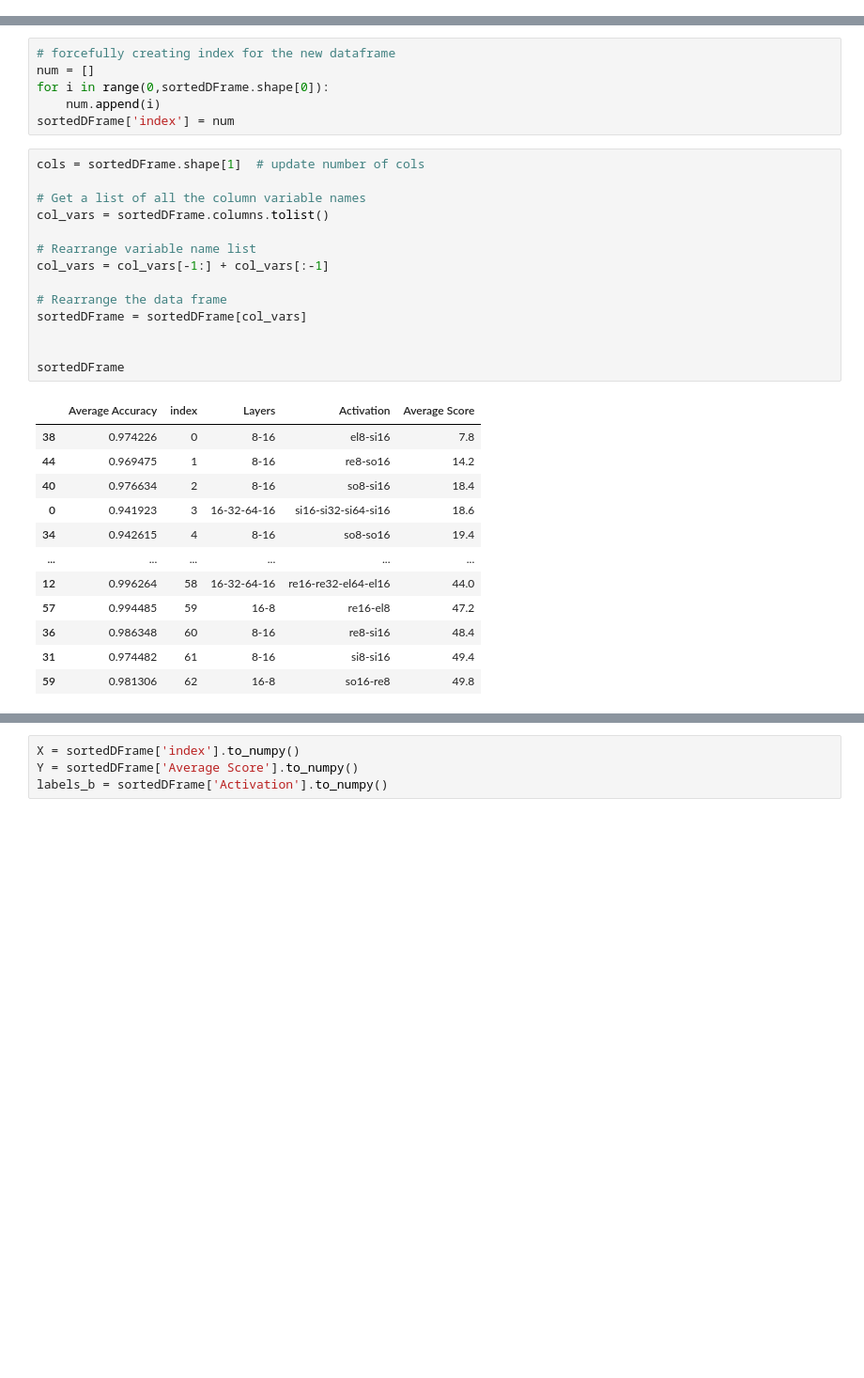
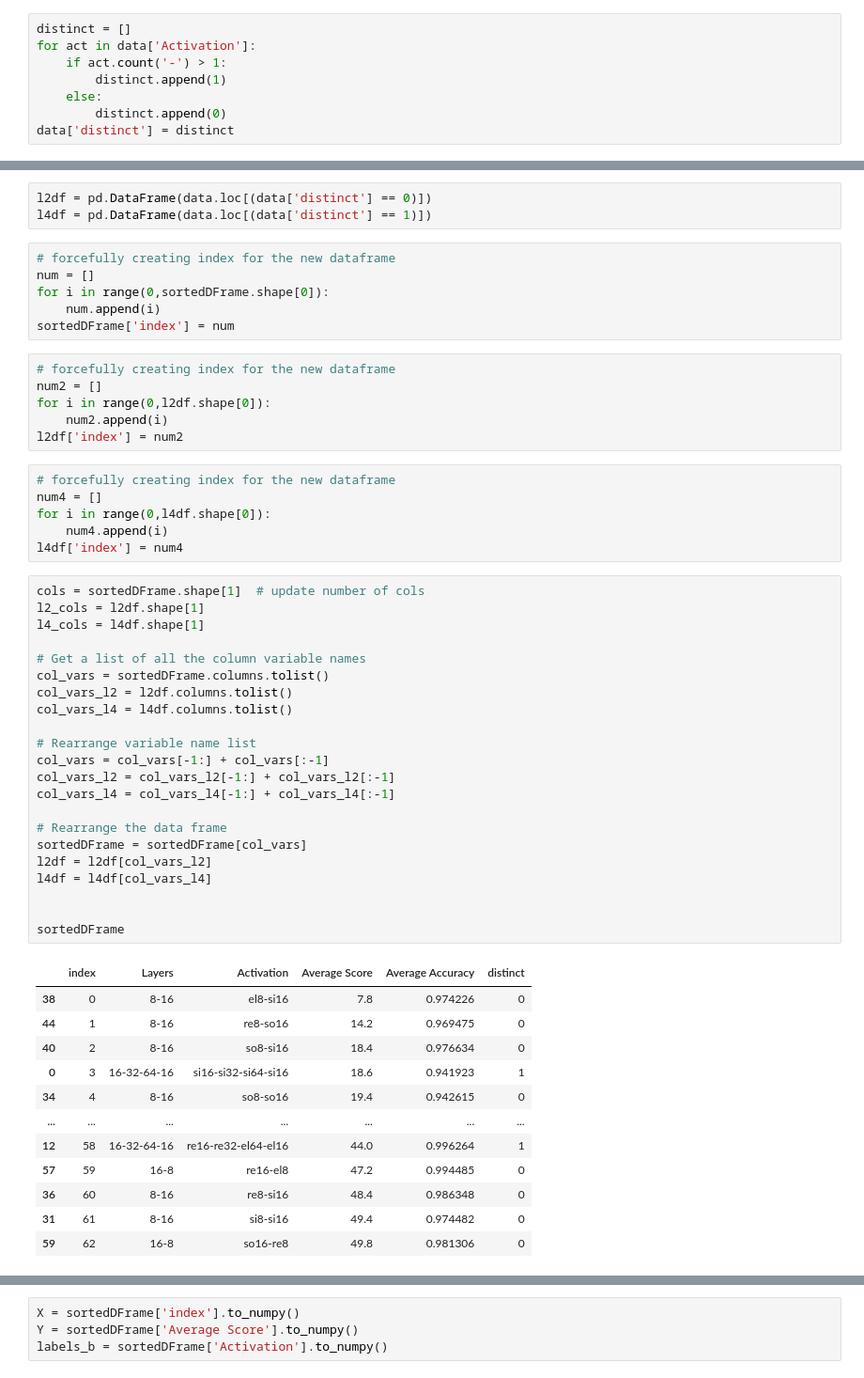
Before and after one commit to hoangphuc05/snake-ai, a Jupyter notebook: display_graph.ipynb, the cells around one changed output, grey strips where cells are left out. Shown at 94% size. Saved outputs shown, nothing was run; the diff lists cells and outputs as text; blank space fills up the shorter version.

```diff
--- a/display_graph.ipynb
+++ b/display_graph.ipynb
@@ -26,3 +26,11 @@ data
 | 61 | 16-8 | so16-el8 | 32.8 | 0.982126 |
 | 62 | 16-8 | el16-so8 | 32.8 | 0.987955 |
 63 rows × 4 columns
+# %%
+distinct = []
+for act in data['Activation']:
+    if act.count('-') > 1:
+        distinct.append(1)
+    else:
+        distinct.append(0)
+data['distinct'] = distinct
@@ -29,35 +63,58 @@ data
 # %%
 sortedDFrame = pd.DataFrame(data.sort_values(by='Average Score'))
+# %%
+l2df = pd.DataFrame(data.loc[(data['distinct'] == 0)])
+l4df = pd.DataFrame(data.loc[(data['distinct'] == 1)])
 # %%
 # forcefully creating index for the new dataframe
 num = []
 for i in range(0,sortedDFrame.shape[0]):
     num.append(i)
 sortedDFrame['index'] = num
+# %%
+# forcefully creating index for the new dataframe
+num2 = []
+for i in range(0,l2df.shape[0]):
+    num2.append(i)
+l2df['index'] = num2
+# %%
+# forcefully creating index for the new dataframe
+num4 = []
+for i in range(0,l4df.shape[0]):
+    num4.append(i)
+l4df['index'] = num4
 # %%
 cols = sortedDFrame.shape[1]  # update number of cols
+l2_cols = l2df.shape[1]
+l4_cols = l4df.shape[1]
 
 # Get a list of all the column variable names
 col_vars = sortedDFrame.columns.tolist()
+col_vars_l2 = l2df.columns.tolist()
+col_vars_l4 = l4df.columns.tolist()
 
 # Rearrange variable name list
 col_vars = col_vars[-1:] + col_vars[:-1]
+col_vars_l2 = col_vars_l2[-1:] + col_vars_l2[:-1]
+col_vars_l4 = col_vars_l4[-1:] + col_vars_l4[:-1]
 
 # Rearrange the data frame
 sortedDFrame = sortedDFrame[col_vars]
+l2df = l2df[col_vars_l2]
+l4df = l4df[col_vars_l4]
 
 
 sortedDFrame
 # %% [output]
-|  | Average Accuracy | index | Layers | Activation | Average Score |
-| 38 | 0.974226 | 0 | 8-16 | el8-si16 | 7.8 |
-| 44 | 0.969475 | 1 | 8-16 | re8-so16 | 14.2 |
-| 40 | 0.976634 | 2 | 8-16 | so8-si16 | 18.4 |
-| 0 | 0.941923 | 3 | 16-32-64-16 | si16-si32-si64-si16 | 18.6 |
-| 34 | 0.942615 | 4 | 8-16 | so8-so16 | 19.4 |
-| ... | ... | ... | ... | ... | ... |
-| 12 | 0.996264 | 58 | 16-32-64-16 | re16-re32-el64-el16 | 44.0 |
-| 57 | 0.994485 | 59 | 16-8 | re16-el8 | 47.2 |
-| 36 | 0.986348 | 60 | 8-16 | re8-si16 | 48.4 |
-| 31 | 0.974482 | 61 | 8-16 | si8-si16 | 49.4 |
-| 59 | 0.981306 | 62 | 16-8 | so16-re8 | 49.8 |
+|  | index | Layers | Activation | Average Score | Average Accuracy | distinct |
+| 38 | 0 | 8-16 | el8-si16 | 7.8 | 0.974226 | 0 |
+| 44 | 1 | 8-16 | re8-so16 | 14.2 | 0.969475 | 0 |
+| 40 | 2 | 8-16 | so8-si16 | 18.4 | 0.976634 | 0 |
+| 0 | 3 | 16-32-64-16 | si16-si32-si64-si16 | 18.6 | 0.941923 | 1 |
+| 34 | 4 | 8-16 | so8-so16 | 19.4 | 0.942615 | 0 |
+| ... | ... | ... | ... | ... | ... | ... |
+| 12 | 58 | 16-32-64-16 | re16-re32-el64-el16 | 44.0 | 0.996264 | 1 |
+| 57 | 59 | 16-8 | re16-el8 | 47.2 | 0.994485 | 0 |
+| 36 | 60 | 8-16 | re8-si16 | 48.4 | 0.986348 | 0 |
+| 31 | 61 | 8-16 | si8-si16 | 49.4 | 0.974482 | 0 |
+| 59 | 62 | 16-8 | so16-re8 | 49.8 | 0.981306 | 0 |
```
Also changed, not shown: parts of 7 cells of this notebook.
